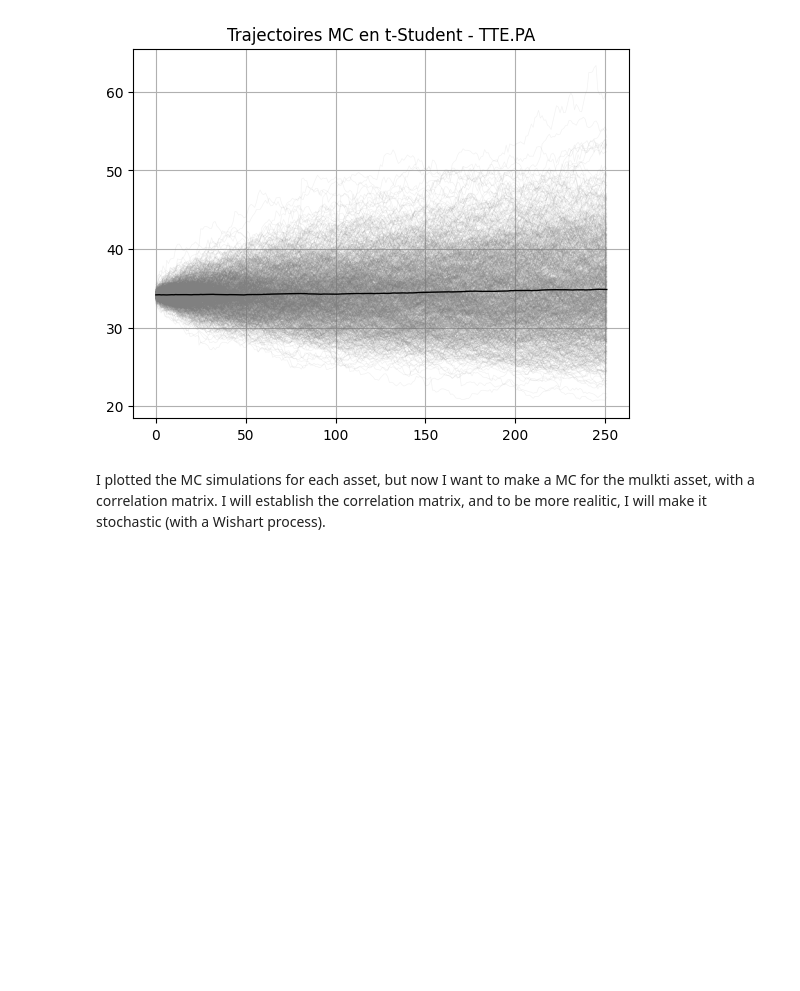
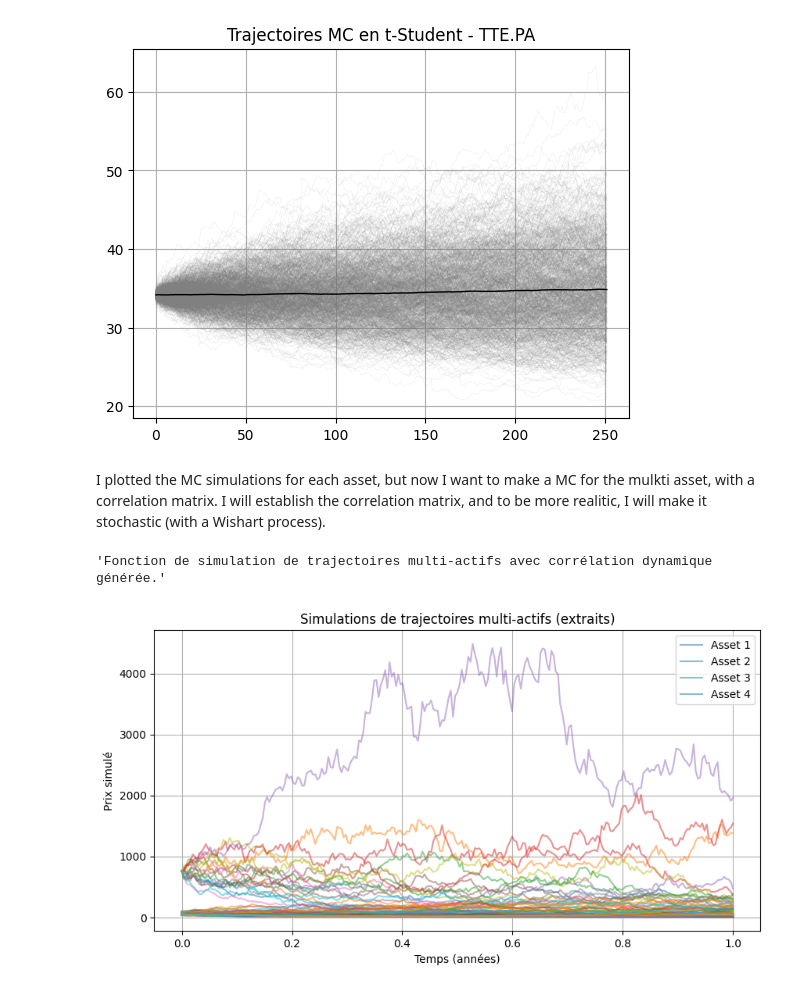
Before and after one commit to Pocame/Financial-Engineering-KEIO, a Jupyter notebook: code.ipynb, the cells around one changed output. Cells and saved outputs as stored; diff of their text form; code cells hidden in the pictures; blank space fills up the shorter version.

Commit message:
added the correlated multi asset paths

```diff
--- a/code.ipynb
+++ b/code.ipynb
@@ -794,3 +799,52 @@ for ticker in spot_prices.keys():
 [figure]
 # %% [markdown]
 I plotted the MC simulations for each asset, but now I want to make a MC for the mulkti asset, with a correlation matrix. I will establish the correlation matrix, and to be more realitic, I will make it stochastic (with a Wishart process).
+# %%
+def simulate_multivariate_asset_paths(S0, X_paths, mu, dt, N_steps):
+    """
+    Simule des trajectoires d'actifs corrélés avec des matrices de covariance évolutives.
+
+    Args:
+        S0 (np.ndarray): prix initiaux des actifs (shape: d,)
+        X_paths (np.ndarray): trajectoires de matrices de covariance (N_steps+1, d, d)
+        mu (np.ndarray): drift vectoriel des actifs (shape: d,)
+        dt (float): pas de temps
+        N_steps (int): nombre d'étapes temporelles
+
+    Returns:
+        np.ndarray: trajectoires simulées (N_steps+1, d)
+    """
+    d = len(S0)
+    paths = np.zeros((N_steps + 1, d))
+    paths[0] = S0
+
+    for t in range(1, N_steps + 1):
+        cov_t = X_paths[t]
+
+        try:
+            L = np.linalg.cholesky(cov_t)
+        except np.linalg.LinAlgError:
+            # En cas de problème de Cholesky (matrice non définie positive)
+            cov_t = (cov_t + cov_t.T) / 2  # symétrise
+            eigvals, eigvecs = np.linalg.eigh(cov_t)
+            eigvals_clipped = np.clip(eigvals, 1e-8, None)
+            cov_t = eigvecs @ np.diag(eigvals_clipped) @ eigvecs.T
+            L = np.linalg.cholesky(cov_t)
+
+        Z = np.random.normal(size=d)
+        dW = L @ Z * np.sqrt(dt)
+
+        sigma_diag = np.sqrt(np.diag(cov_t))  # volatilité instantanée
+        drift = (mu - 0.5 * sigma_diag**2) * dt
+        diffusion = sigma_diag * dW
+
+        paths[t] = paths[t - 1] * np.exp(drift + diffusion)
+
+    return paths
+# %% [output]
+'Fonction de simulation de trajectoires multi-actifs avec corrélation dynamique générée.'
+# %%
+S0 = close_prices.iloc[-1].values  # prix initiaux des actifs (shape: d,)
+mu_multi = np.full(len(S0), mu)        # ex: drift constant 5% annualisé
+dt = 1/252                         # pas de temps journalier
+N_steps = 252                     # horizon 1 an
@@ -796,0 +853,24 @@ I plotted the MC simulations for each asset, but now I want to make a MC for the
+# %%
+M = 10000
+all_paths = np.zeros((M, N_steps + 1, len(S0)))
+
+for i in tqdm(range(M)):
+    all_paths[i] = simulate_multivariate_asset_paths(S0, X_paths, mu, dt, N_steps)
+# %%
+num_paths_to_plot = 20
+fig, ax = plt.subplots(figsize=(10, 5))
+
+time = np.linspace(0, N_steps * dt, N_steps + 1)
+
+for d_idx in range(len(S0)):
+    for i in range(num_paths_to_plot):
+        ax.plot(time, all_paths[i, :, d_idx], alpha=0.5, label=f"Asset {d_idx+1}" if i == 0 else "")
+
+ax.set_title("Simulations de trajectoires multi-actifs (extraits)")
+ax.set_xlabel("Temps (années)")
+ax.set_ylabel("Prix simulé")
+ax.grid(True)
+ax.legend()
+plt.show()
+# %% [output]
+[figure, added]
```
Also changed, not shown: parts of 18 cells of this notebook.
